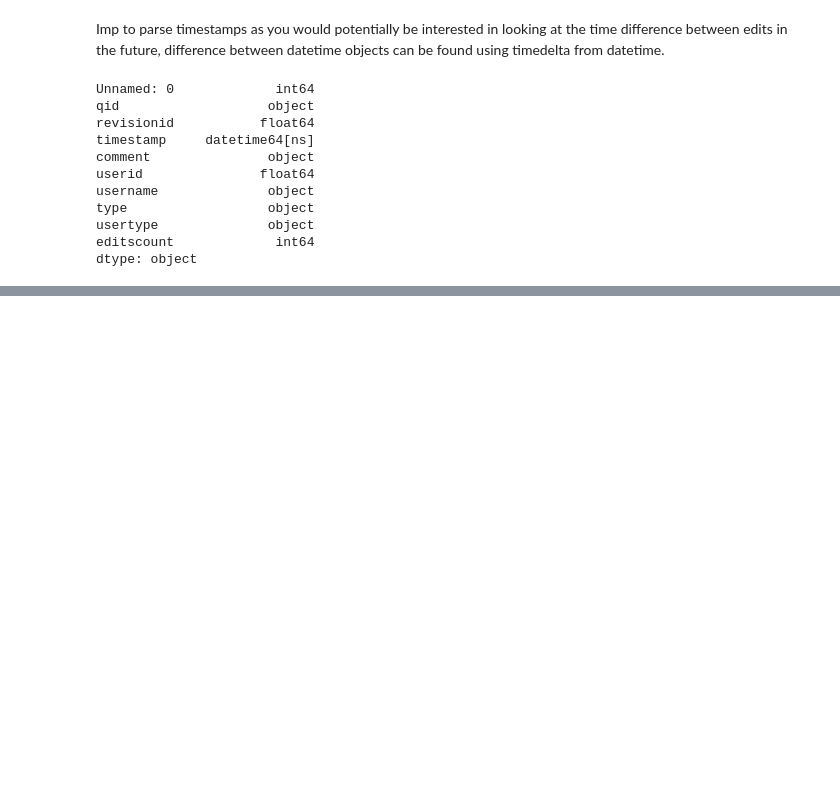
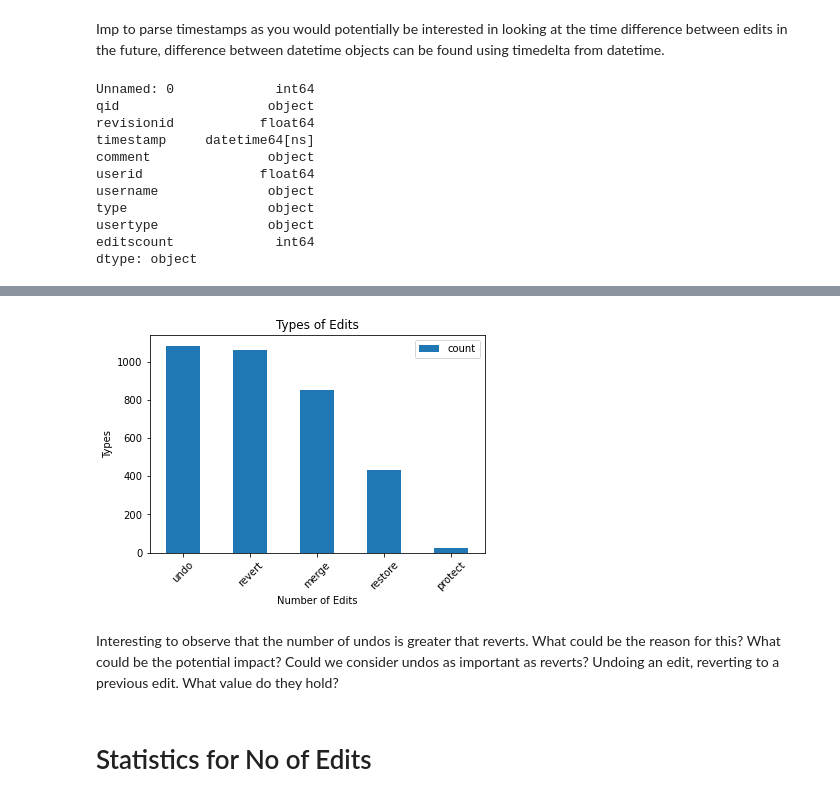
Before and after one commit to yadavtushita/6CCS3PRJ-WikidataProject, a Jupyter notebook: Politics_Final.ipynb, the cells around one changed output, grey strips where cells are left out. Cells and saved outputs as stored; diff of their text form; code cells hidden in the pictures; blank space fills up the shorter version.

```diff
--- a/Politics_Final.ipynb
+++ b/Politics_Final.ipynb
@@ -280,0 +351,4 @@ dtype: object
+# %%
+# Extracting select proxies: restore, revert, merge, undo, protect
+controversial_proxies_without_remove = ts.iloc[[5, 6, 7, 8, 9]]
+print(controversial_proxies_without_remove)
@@ -280,0 +363,19 @@ dtype: object
+# %%
+# Plotting select proxies without remove
+ax = controversial_proxies_without_remove.plot.bar()
+
+plt.title('Types of Edits')
+plt.xlabel('Number of Edits')
+plt.ylabel('Types')
+
+plt.xticks(rotation=45)
+
+# ax.invert_yaxis()
+
+plt.show()
+# %% [output]
+[figure, added]
+# %% [markdown]
+Interesting to observe that the number of undos is greater that reverts. What could be the reason for this? What could be the potential impact? Could we consider undos as important as reverts? Undoing an edit, reverting to a previous edit. What value do they hold?
+# %% [markdown]
+# Statistics for No of Edits
```
Also changed, not shown: parts of 33 cells of this notebook.
